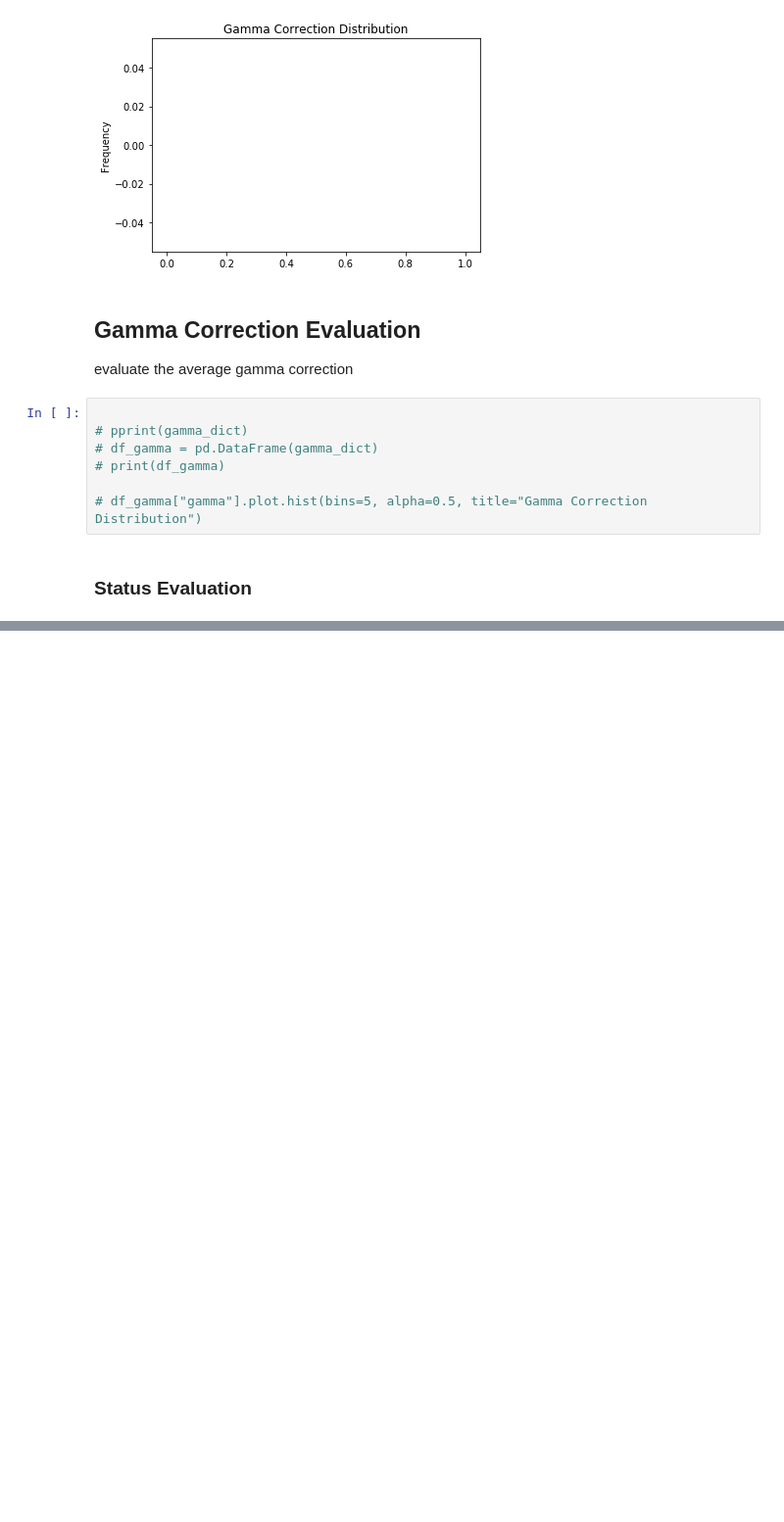
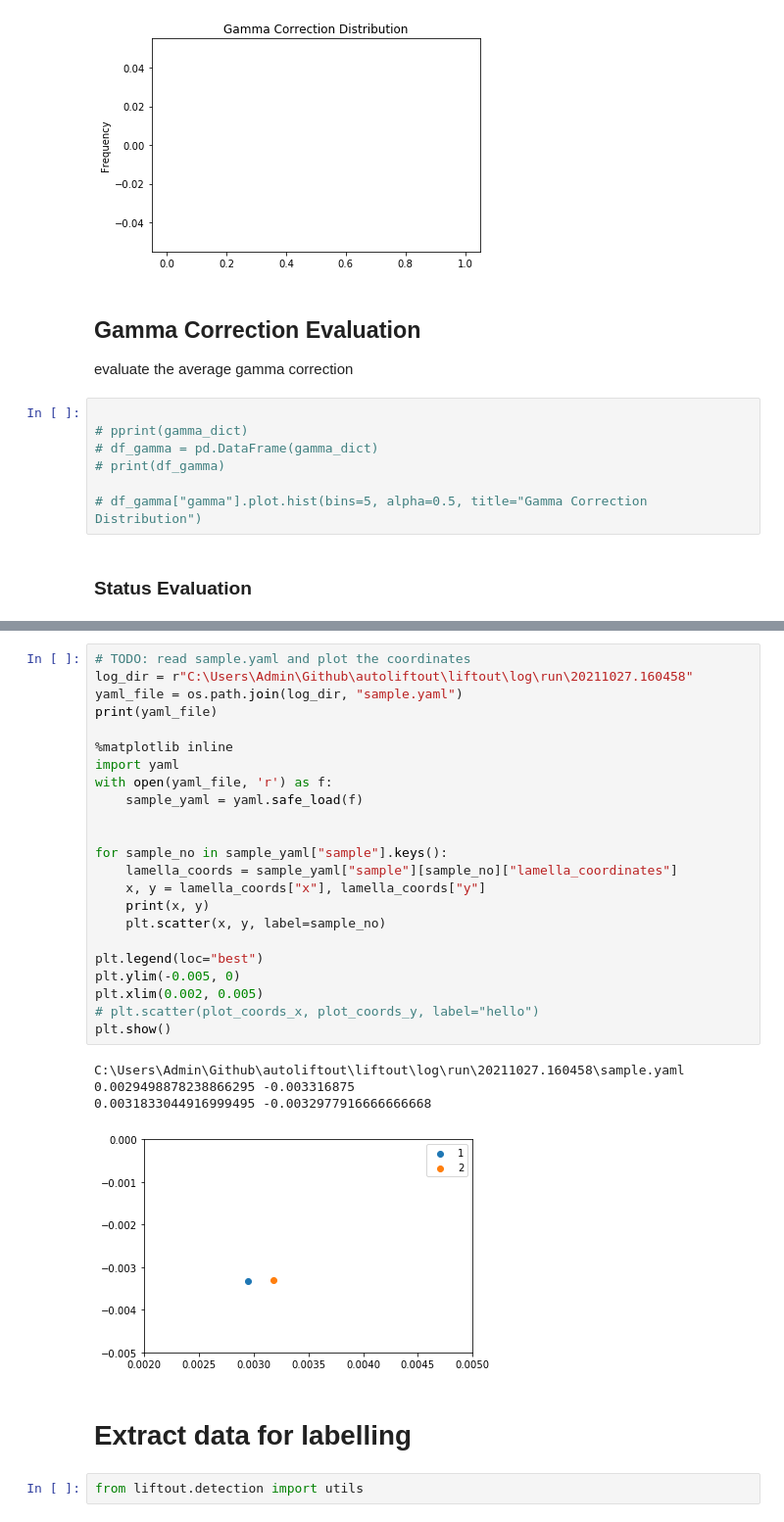
Before and after one commit to Phaips/autoliftout, a Jupyter notebook: liftout/tools/notebook.ipynb, the cells around one changed output, grey strips where cells are left out. Shown at 98% size. Drawn from its saved outputs; the diff is of its cells as text; blank space fills up the shorter version.

```diff
--- a/liftout/tools/notebook.ipynb
+++ b/liftout/tools/notebook.ipynb
@@ -127,0 +135,32 @@ Setup: 0:07:55
+# %%
+# TODO: read sample.yaml and plot the coordinates
+log_dir = r"C:\Users\Admin\Github\autoliftout\liftout\log\run\20211027.160458"
+yaml_file = os.path.join(log_dir, "sample.yaml")
+print(yaml_file)
+
+%matplotlib inline
+import yaml
+with open(yaml_file, 'r') as f:
+    sample_yaml = yaml.safe_load(f)
+
+
+for sample_no in sample_yaml["sample"].keys():
+    lamella_coords = sample_yaml["sample"][sample_no]["lamella_coordinates"]
+    x, y = lamella_coords["x"], lamella_coords["y"]
+    print(x, y)
+    plt.scatter(x, y, label=sample_no)
+
+plt.legend(loc="best")
+plt.ylim(-0.005, 0)
+plt.xlim(0.002, 0.005)
+# plt.scatter(plot_coords_x, plot_coords_y, label="hello")
+plt.show()
+# %% [output]
+C:\Users\Admin\Github\autoliftout\liftout\log\run\20211027.160458\sample.yaml
+0.0029498878238866295 -0.003316875
+0.0031833044916999495 -0.0032977916666666668
+[figure, added]
+# %% [markdown]
+# Extract data for labelling
+# %%
+from liftout.detection import utils
```
Also changed, not shown: parts of 4 cells of this notebook, 2 other files.
